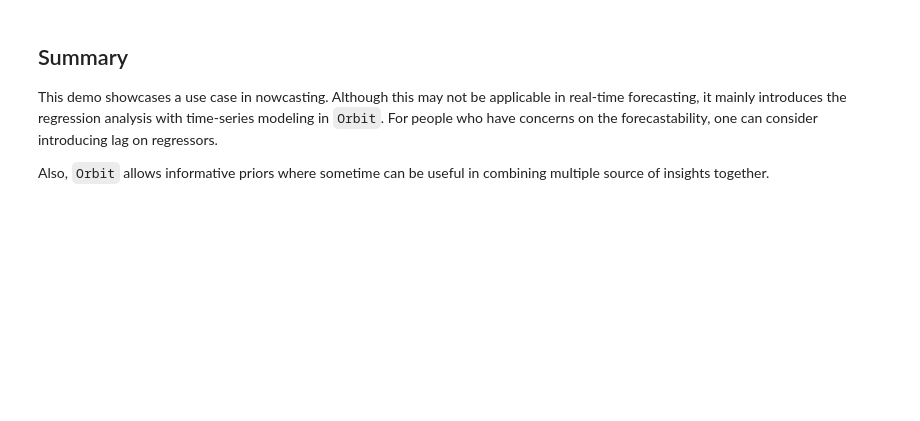
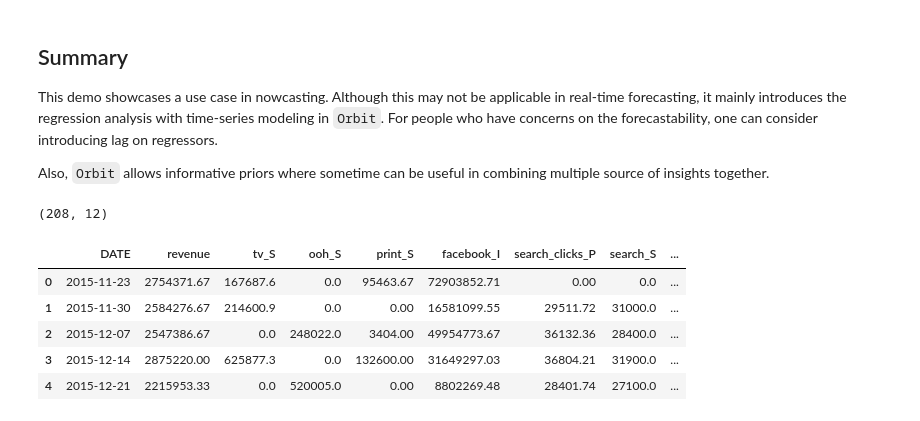
Before and after one commit to NA-Git/Bayesian_Methods, a Jupyter notebook: attribution/MMM/Orbit/orbit_test.ipynb, the cells around one changed output. Saved outputs shown, nothing was run; the diff lists cells and outputs as text; code cells hidden in the pictures; blank space fills up the shorter version.

Commit message:
Began testing of KTR in Orbit
Signed-off-by: matt <matthew@mdnorris.com>

```diff
--- a/attribution/MMM/Orbit/orbit_test.ipynb
+++ b/attribution/MMM/Orbit/orbit_test.ipynb
@@ -254,0 +332,15 @@ Also, `Orbit` allows informative priors where sometime can be useful in combinin
+# %%
+data = pd.read_csv("/home/matt/DataspellProjects/mercury-ds/attribution/MMM/Robyn/robyn_sim_weekly.csv")
+date_col = "DATE"
+response_col = "revenue"
+regressor_col = ['search_S', 'facebook_S']
+print(data.shape)
+data.head()
+# %% [output]
+(208, 12)
+|  | DATE | revenue | tv_S | ooh_S | print_S | facebook_I | search_clicks_P | search_S | ... |
+| 0 | 2015-11-23 | 2754371.67 | 167687.6 | 0.0 | 95463.67 | 72903852.71 | 0.00 | 0.0 | ... |
+| 1 | 2015-11-30 | 2584276.67 | 214600.9 | 0.0 | 0.00 | 16581099.55 | 29511.72 | 31000.0 | ... |
+| 2 | 2015-12-07 | 2547386.67 | 0.0 | 248022.0 | 3404.00 | 49954773.67 | 36132.36 | 28400.0 | ... |
+| 3 | 2015-12-14 | 2875220.00 | 625877.3 | 0.0 | 132600.00 | 31649297.03 | 36804.21 | 31900.0 | ... |
+| 4 | 2015-12-21 | 2215953.33 | 0.0 | 520005.0 | 0.00 | 8802269.48 | 28401.74 | 27100.0 | ... |
```
Also changed, not shown: parts of 26 cells of this notebook.
